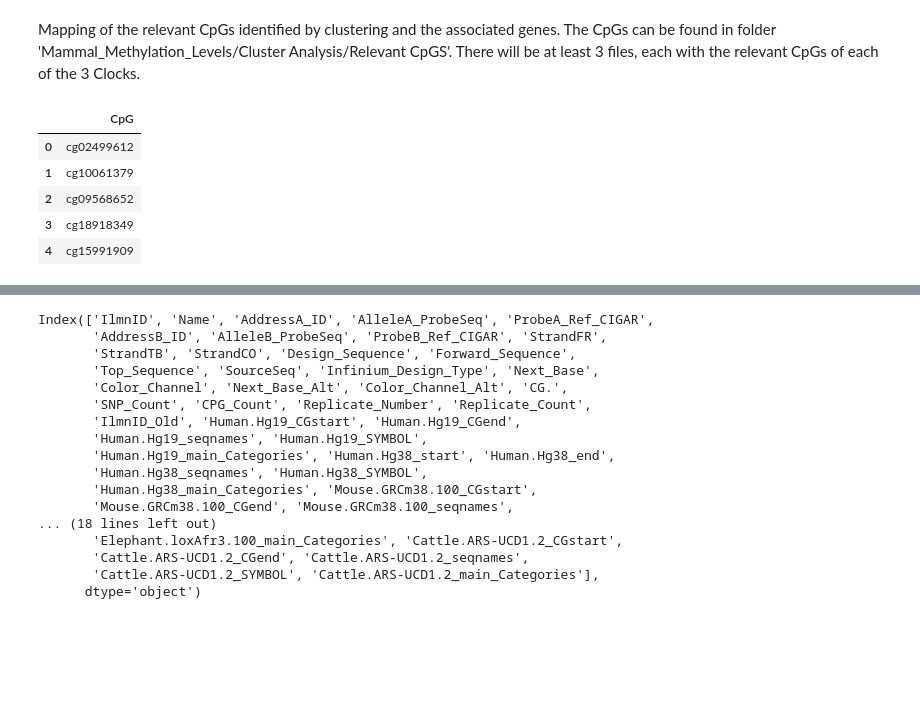
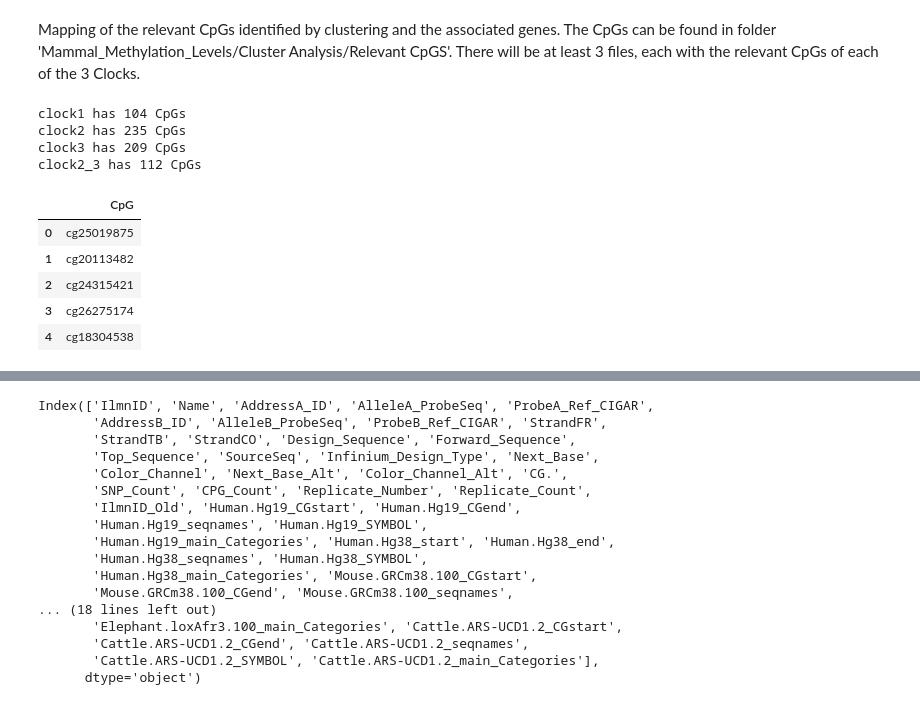
Before and after one commit to AntunesCSR/ChallengingClockUniversality, a Jupyter notebook: FunctionalAnalysis/Annotations/Gene_Annotation.ipynb, the cells around one changed output, grey strips where cells are left out. Cells and saved outputs as stored; diff of their text form; code cells hidden in the pictures; blank space fills up the shorter version.

```diff
--- a/FunctionalAnalysis/Annotations/Gene_Annotation.ipynb
+++ b/FunctionalAnalysis/Annotations/Gene_Annotation.ipynb
@@ -17,17 +19,41 @@ from plotly.subplots import make_subplots
 import matplotlib.pyplot as plt
 import matplotlib.colors as mcolors
 import pandas as pd
-# %%
-# Load the csv with the relevant CpGs (Clock1)
-
-rel_cpgs_clock1 = pd.read_csv('../../Mammal_Methylation_Levels/Cluster Analysis/Relevant CpGs/relevant_cpgs.csv') # need to uodated name of this file in the cluster analysis notebook
-rel_cpgs_clock1.rename(columns={'0':'CpG'}, inplace=True)
-rel_cpgs_clock1.head()
-# %% [output]
-|  | CpG |
-| 0 | cg02499612 |
-| 1 | cg10061379 |
-| 2 | cg09568652 |
-| 3 | cg18918349 |
-| 4 | cg15991909 |
+# %%
+### Load the csv with the relevant CpGs for each of the clocks
+
+# List of clock names
+clocks_names = ['clock1', 'clock2', 'clock3', 'clock2_3']
+
+# Dictionary to store the dataframes for each clock
+rel_cpgs_dict = {}
+
+# Loop through each clock name
+for clock in clocks_names:
+    # Read the CSV file for the relevant CpGs
+    file_path = f'../../Mammal_Methylation_Levels/Cluster Analysis/Clustering results/{clock.capitalize()}/Relevant CpGs/relevant_cpgs_{clock}.csv'
+    df = pd.read_csv(file_path)
+
+    # Rename the column '0' to 'CpG'
+    df.rename(columns={'0': 'CpG'}, inplace=True)
+
+    # Store the dataframe in the dictionary
+    rel_cpgs_dict[clock] = df
+
+    # Print the number of CpGs for the current clock
+    print(f'{clock} has {len(df)} CpGs')
+# %% [output]
+clock1 has 104 CpGs
+clock2 has 235 CpGs
+clock3 has 209 CpGs
+clock2_3 has 112 CpGs
+# %%
+rel_cpgs_dict['clock1'].head()
+# %% [output]
+|  | CpG |
+| 0 | cg25019875 |
+| 1 | cg20113482 |
+| 2 | cg24315421 |
+| 3 | cg26275174 |
+| 4 | cg18304538 |
 # %%
```
Also changed, not shown: parts of 10 cells of this notebook.
